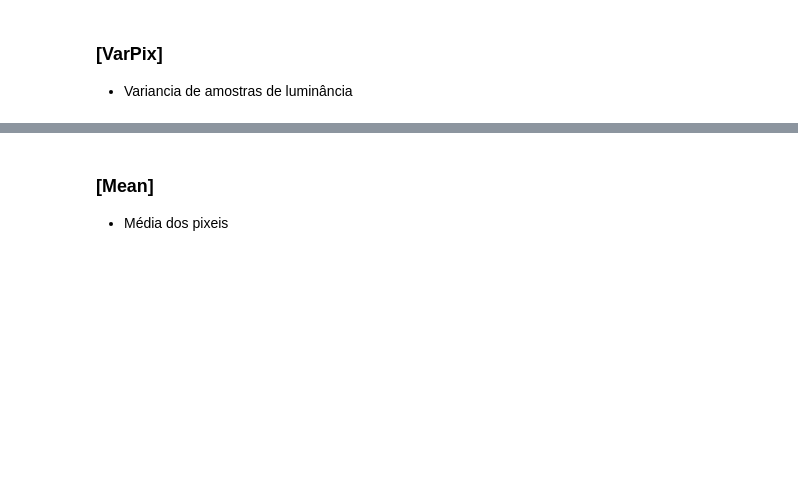
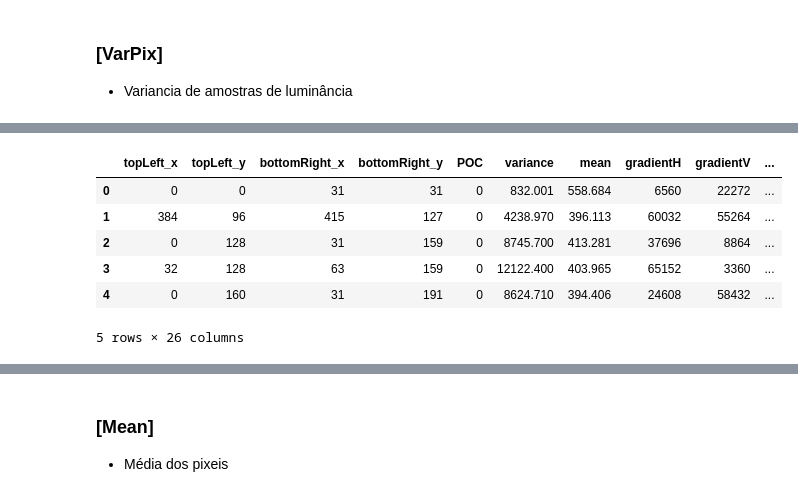
Before and after one commit to mclindino/TCC, a Jupyter notebook: Software/source/Extract_Features_Image.ipynb, the cells around one changed output, grey strips where cells are left out. Cells and saved outputs as stored; diff of their text form; code cells hidden in the pictures; blank space fills up the shorter version.

```diff
--- a/Software/source/Extract_Features_Image.ipynb
+++ b/Software/source/Extract_Features_Image.ipynb
@@ -46,0 +270,20 @@ IndexError: too many indices for array
+# %%
+df = pd.read_csv('../../VTM-9.0/pixel/dataset_BasketballPass_50_pixel.csv')
+df.drop_duplicates(inplace = True)
+df = df[df['split'] == 'TRI_VERT_SPLIT']
+
+#df = df.query('split == BI_HORZ_SPLIT | split == BI_VERT_SPLIT')
+df = df.query('CU_height == 32 & CU_width == 32 & bottomRight_x < 416.0 & bottomRight_y < 240')
+df.drop(columns = ['videoname', 'paramQP', 'frameWidth', 'frameHeight', 'CU_height', 'CU_width', 'split', 'mtdepth', 'qtdepth',
+                  'quarter4Var','quarter4Mean','quarter4GradH','quarter4GradV','quarter4RatioGrad'], inplace = True)
+df.sort_values(by = 'POC', inplace = True)
+df.reset_index(drop = True, inplace = True)
+df.head(5)
+# %% [output]
+|  | topLeft_x | topLeft_y | bottomRight_x | bottomRight_y | POC | variance | mean | gradientH | gradientV | ... |
+| 0 | 0 | 0 | 31 | 31 | 0 | 832.001 | 558.684 | 6560 | 22272 | ... |
+| 1 | 384 | 96 | 415 | 127 | 0 | 4238.970 | 396.113 | 60032 | 55264 | ... |
+| 2 | 0 | 128 | 31 | 159 | 0 | 8745.700 | 413.281 | 37696 | 8864 | ... |
+| 3 | 32 | 128 | 63 | 159 | 0 | 12122.400 | 403.965 | 65152 | 3360 | ... |
+| 4 | 0 | 160 | 31 | 191 | 0 | 8624.710 | 394.406 | 24608 | 58432 | ... |
+5 rows × 26 columns
```
Also changed, not shown: parts of 10 cells of this notebook, 3 other files.
